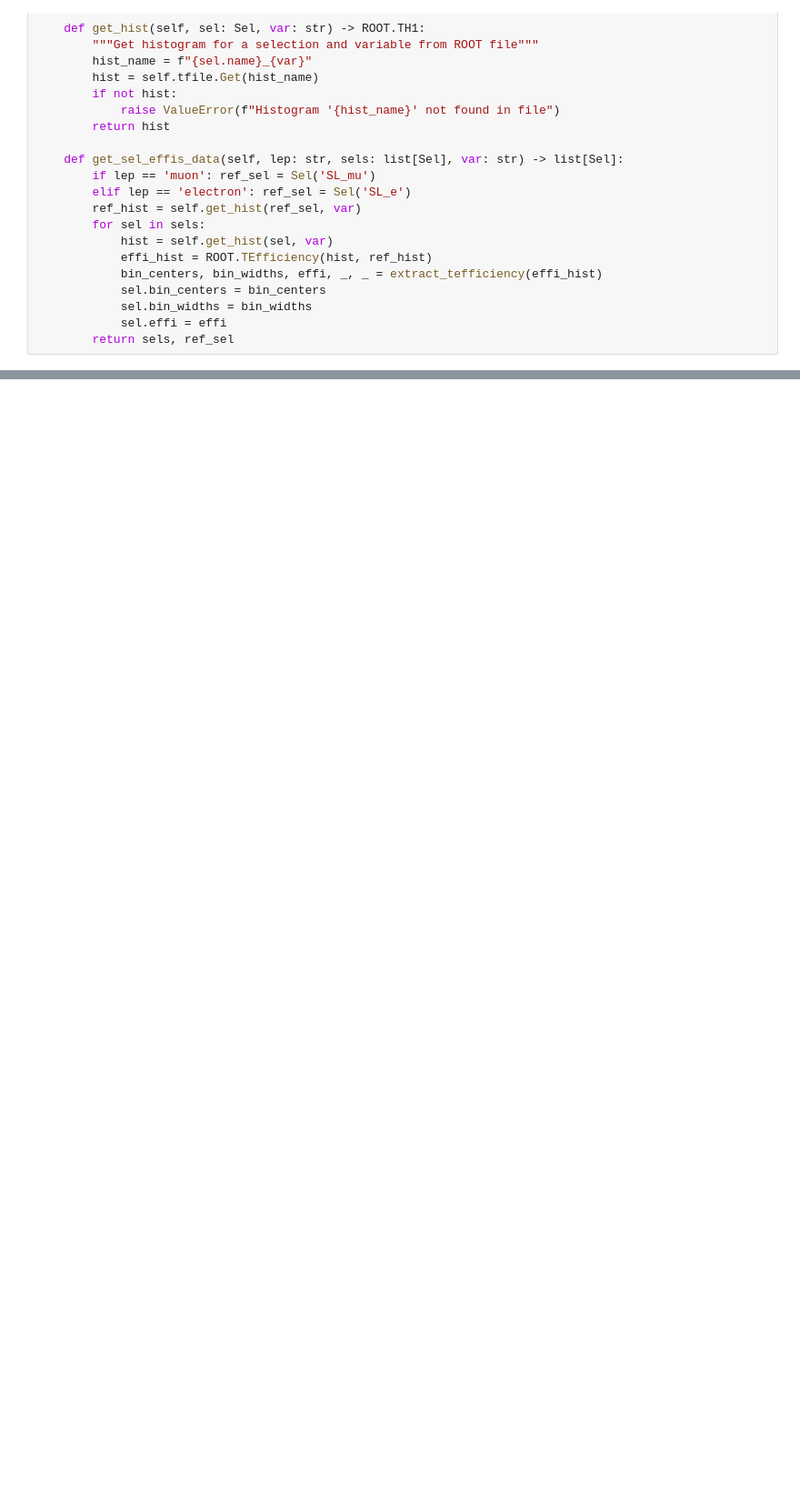
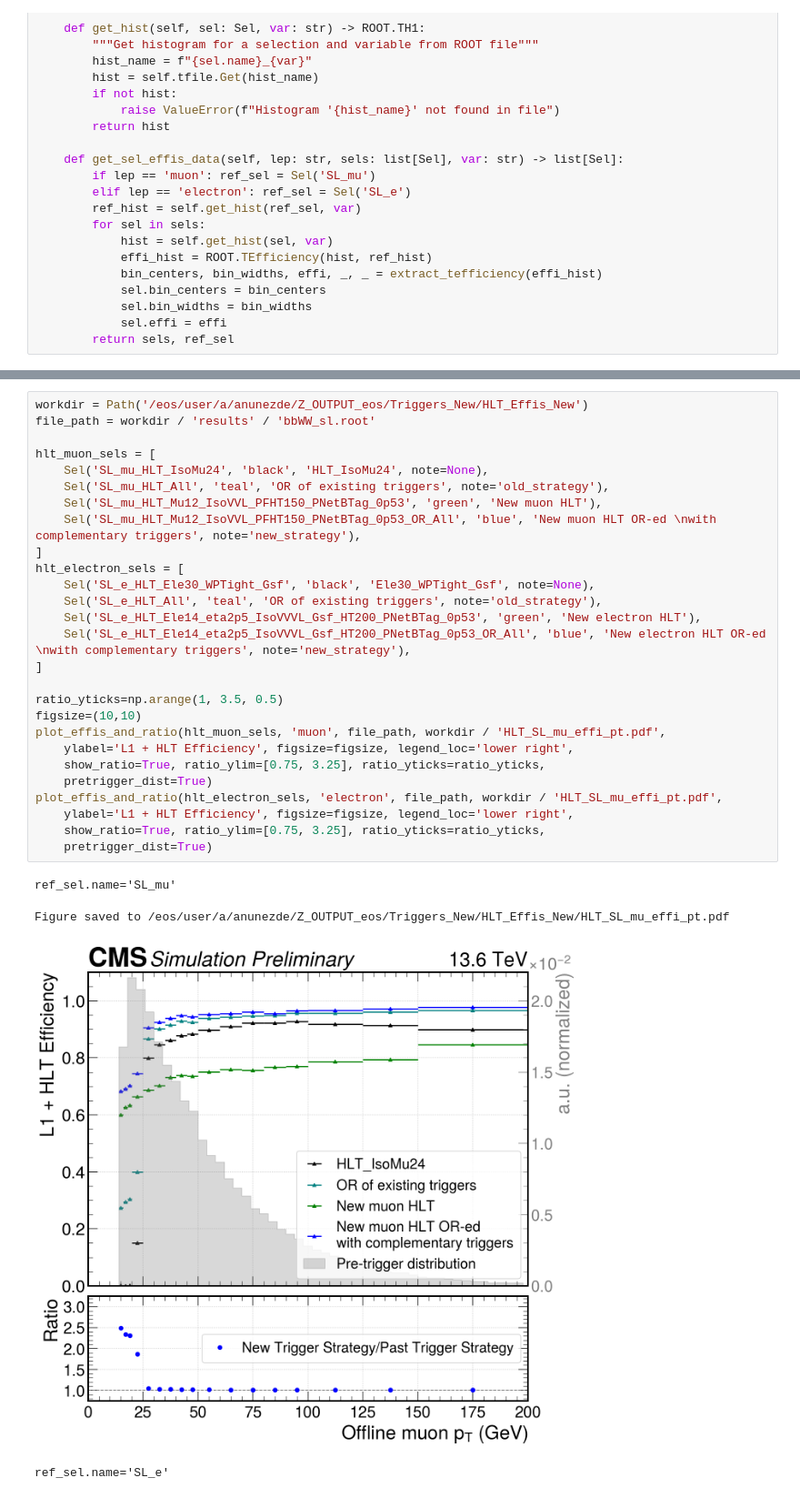
Before and after one commit to antonettprado/hh, a Jupyter notebook: triggers/plot_effis.ipynb, the cells around one changed output, grey strips where cells are left out. Shown at 91% size. Saved outputs shown, nothing was run; the diff lists cells and outputs as text; blank space fills up the shorter version.

```diff
--- a/triggers/plot_effis.ipynb
+++ b/triggers/plot_effis.ipynb
@@ -211,0 +244,32 @@ Warning in <TEfficiency::GetEfficiencyErrorLow>: frequentist confidence interval
+# %%
+workdir = Path('/eos/user/a/anunezde/Z_OUTPUT_eos/Triggers_New/HLT_Effis_New')
+file_path = workdir / 'results' / 'bbWW_sl.root'
+
+hlt_muon_sels = [
+    Sel('SL_mu_HLT_IsoMu24', 'black', 'HLT_IsoMu24', note=None),
+    Sel('SL_mu_HLT_All', 'teal', 'OR of existing triggers', note='old_strategy'),
+    Sel('SL_mu_HLT_Mu12_IsoVVL_PFHT150_PNetBTag_0p53', 'green', 'New muon HLT'),
+    Sel('SL_mu_HLT_Mu12_IsoVVL_PFHT150_PNetBTag_0p53_OR_All', 'blue', 'New muon HLT OR-ed \nwith complementary triggers', note='new_strategy'),
+]
+hlt_electron_sels = [
+    Sel('SL_e_HLT_Ele30_WPTight_Gsf', 'black', 'Ele30_WPTight_Gsf', note=None),
+    Sel('SL_e_HLT_All', 'teal', 'OR of existing triggers', note='old_strategy'),
+    Sel('SL_e_HLT_Ele14_eta2p5_IsoVVVL_Gsf_HT200_PNetBTag_0p53', 'green', 'New electron HLT'),
+    Sel('SL_e_HLT_Ele14_eta2p5_IsoVVVL_Gsf_HT200_PNetBTag_0p53_OR_All', 'blue', 'New electron HLT OR-ed \nwith complementary triggers', note='new_strategy'),
+]
+
+ratio_yticks=np.arange(1, 3.5, 0.5)
+figsize=(10,10)
+plot_effis_and_ratio(hlt_muon_sels, 'muon', file_path, workdir / 'HLT_SL_mu_effi_pt.pdf',
+    ylabel='L1 + HLT Efficiency', figsize=figsize, legend_loc='lower right',
+    show_ratio=True, ratio_ylim=[0.75, 3.25], ratio_yticks=ratio_yticks,
+    pretrigger_dist=True)
+plot_effis_and_ratio(hlt_electron_sels, 'electron', file_path, workdir / 'HLT_SL_mu_effi_pt.pdf',
+    ylabel='L1 + HLT Efficiency', figsize=figsize, legend_loc='lower right',
+    show_ratio=True, ratio_ylim=[0.75, 3.25], ratio_yticks=ratio_yticks,
+    pretrigger_dist=True)
+# %% [output]
+ref_sel.name='SL_mu'
+Figure saved to /eos/user/a/anunezde/Z_OUTPUT_eos/Triggers_New/HLT_Effis_New/HLT_SL_mu_effi_pt.pdf
+[figure, added]
+ref_sel.name='SL_e'
```
Also changed, not shown: parts of 8 cells of this notebook, 10 other files.
